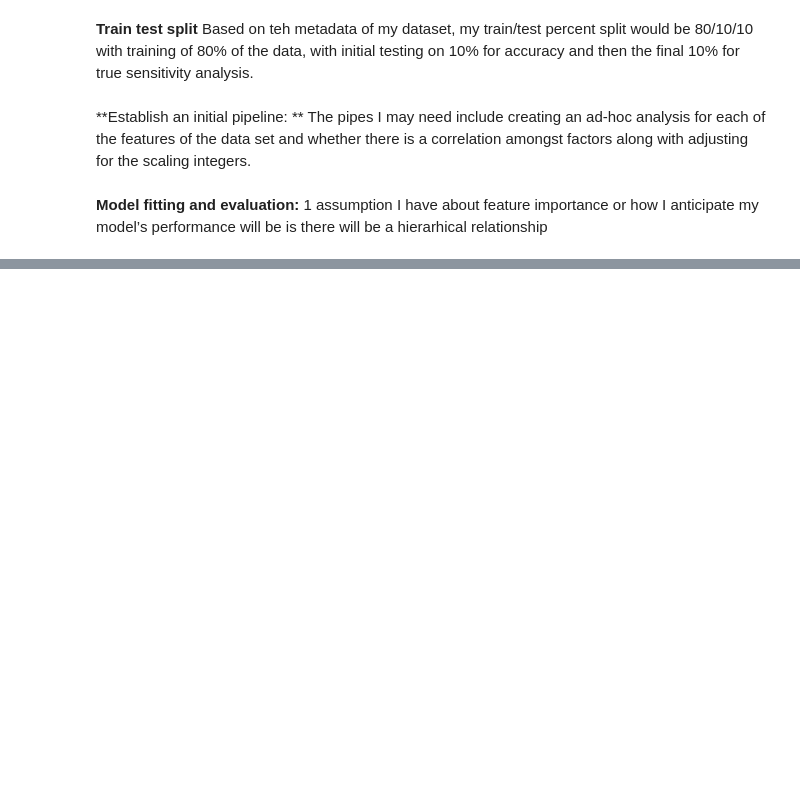
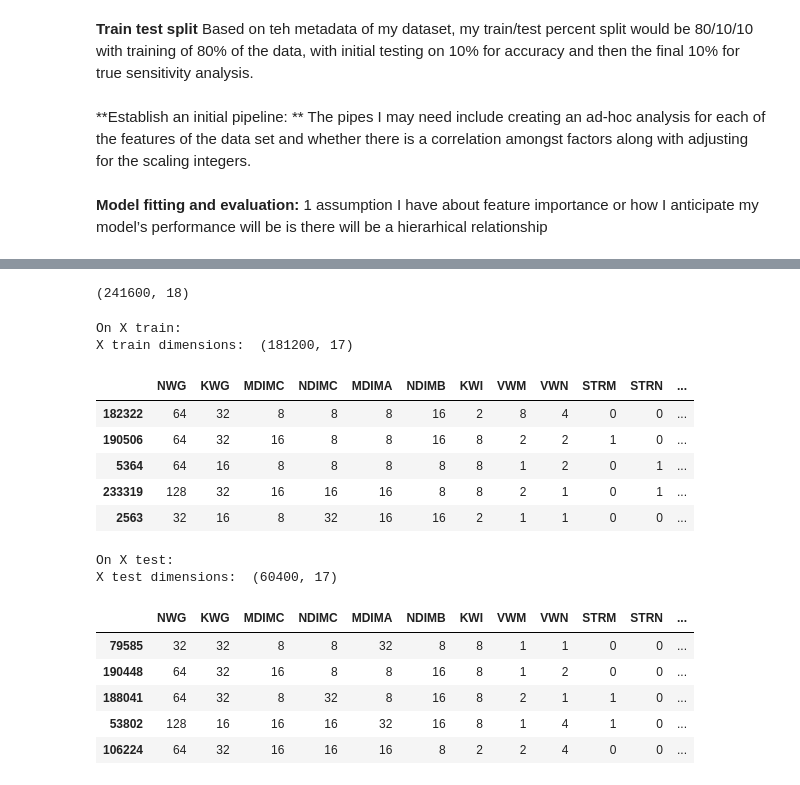
Before and after one commit to MaheshGouru/CS5265-Assignment-1, a Jupyter notebook: CS5265_Assignment_1_Gouru.ipynb, the cells around one changed output, grey strips where cells are left out. Drawn from its saved outputs; the diff is of its cells as text; code cells hidden in the pictures; blank space fills up the shorter version.

```diff
--- a/CS5265_Assignment_1_Gouru.ipynb
+++ b/CS5265_Assignment_1_Gouru.ipynb
@@ -193,0 +261,38 @@ The pipes I may need include creating an ad-hoc analysis for each of the feature
+# %%
+gpus = gpus.dropna()
+gpus.shape
+# %% [output]
+(241600, 18)
+# %%
+class_column = 'MWG'
+random_seed = 2435
+
+X_train, X_test, y_train, y_test = train_test_split(gpus.drop(columns=class_column), gpus[class_column],
+                                                   test_size=0.25, random_state=random_seed, stratify=gpus[class_column])
+# %%
+# X Train
+print('On X train: ')
+print('X train dimensions: ', X_train.shape)
+display(X_train.head())
+
+# X test
+print('\nOn X test: ')
+print('X test dimensions: ', X_test.shape)
+display(X_test.head())
+# %% [output]
+On X train:
+X train dimensions:  (181200, 17)
+|  | NWG | KWG | MDIMC | NDIMC | MDIMA | NDIMB | KWI | VWM | VWN | STRM | STRN | ... |
+| 182322 | 64 | 32 | 8 | 8 | 8 | 16 | 2 | 8 | 4 | 0 | 0 | ... |
+| 190506 | 64 | 32 | 16 | 8 | 8 | 16 | 8 | 2 | 2 | 1 | 0 | ... |
+| 5364 | 64 | 16 | 8 | 8 | 8 | 8 | 8 | 1 | 2 | 0 | 1 | ... |
+| 233319 | 128 | 32 | 16 | 16 | 16 | 8 | 8 | 2 | 1 | 0 | 1 | ... |
+| 2563 | 32 | 16 | 8 | 32 | 16 | 16 | 2 | 1 | 1 | 0 | 0 | ... |
+On X test:
+X test dimensions:  (60400, 17)
+|  | NWG | KWG | MDIMC | NDIMC | MDIMA | NDIMB | KWI | VWM | VWN | STRM | STRN | ... |
+| 79585 | 32 | 32 | 8 | 8 | 32 | 8 | 8 | 1 | 1 | 0 | 0 | ... |
+| 190448 | 64 | 32 | 16 | 8 | 8 | 16 | 8 | 1 | 2 | 0 | 0 | ... |
+| 188041 | 64 | 32 | 8 | 32 | 8 | 16 | 8 | 2 | 1 | 1 | 0 | ... |
+| 53802 | 128 | 16 | 16 | 16 | 32 | 16 | 8 | 1 | 4 | 1 | 0 | ... |
+| 106224 | 64 | 32 | 16 | 16 | 16 | 8 | 2 | 2 | 4 | 0 | 0 | ... |
```
Also changed, not shown: parts of 29 cells of this notebook.
